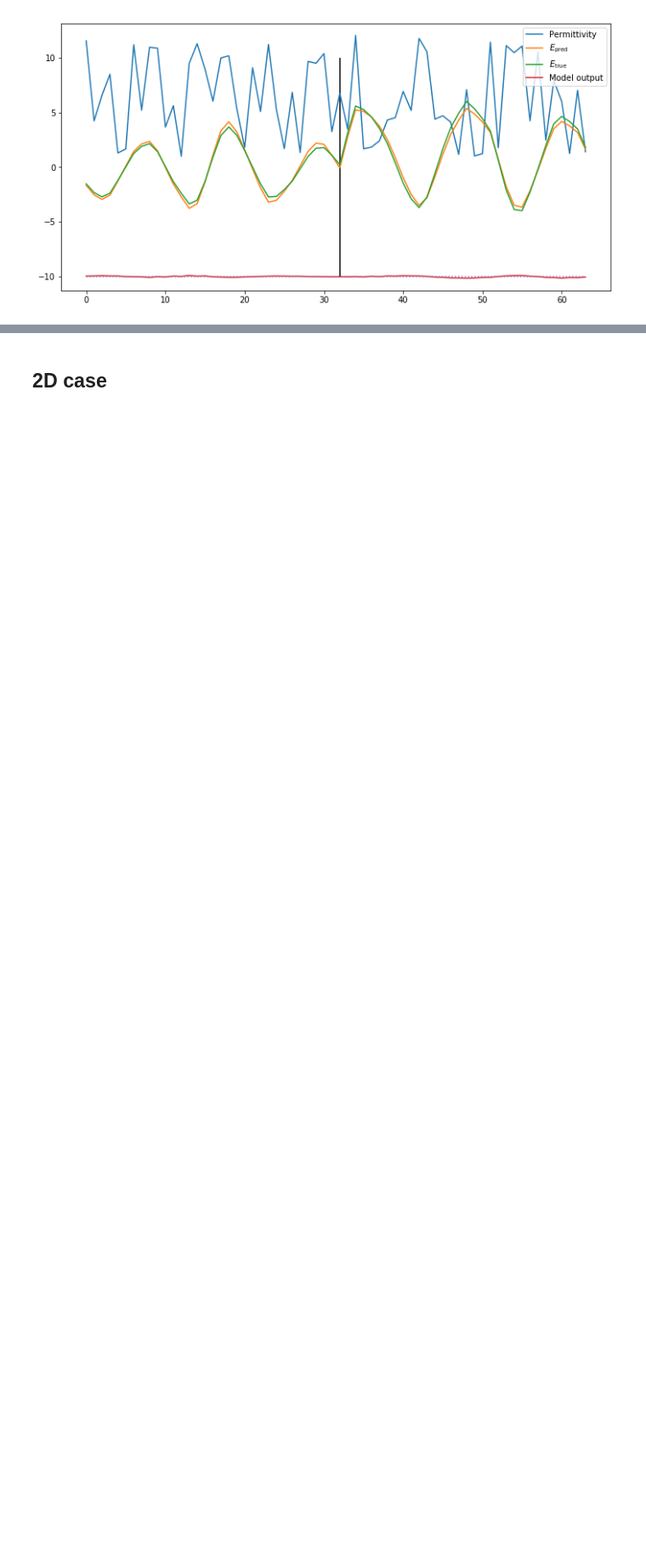
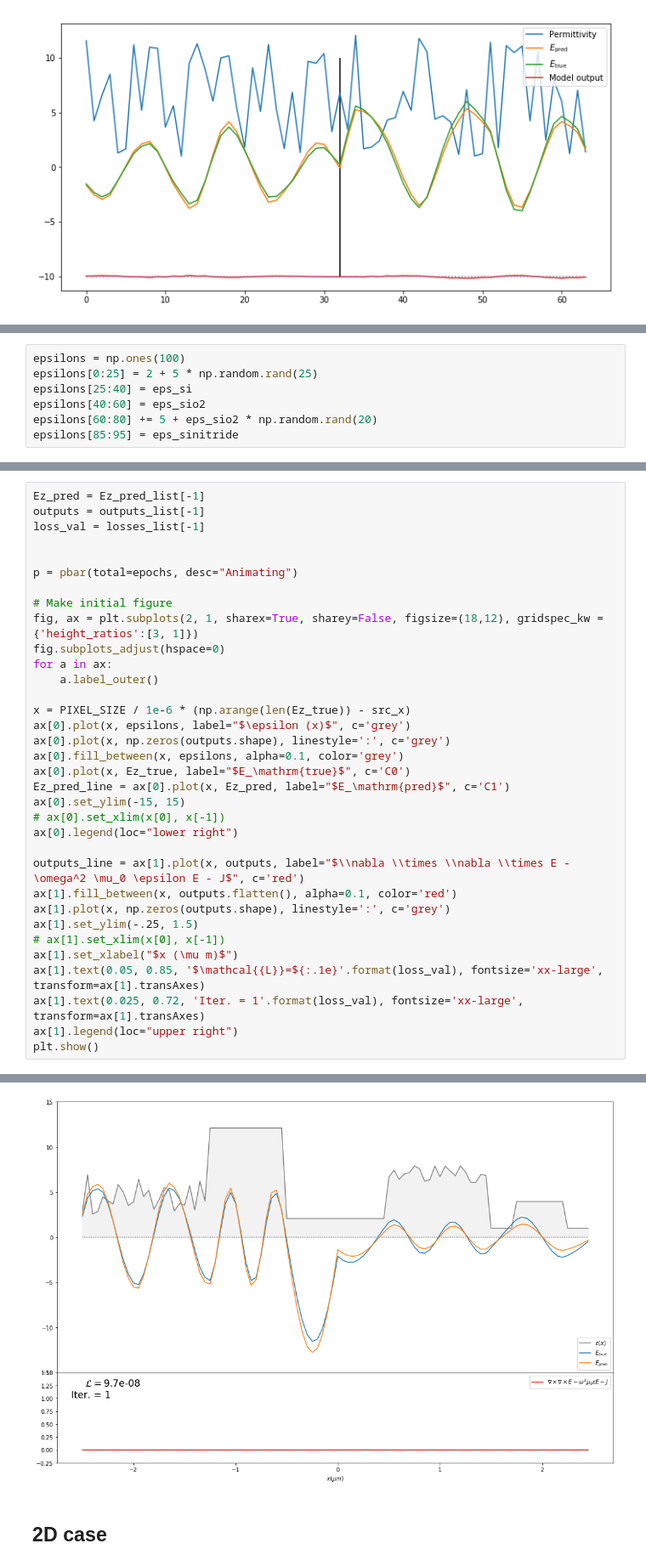
Before and after one commit to bencbartlett/neural-maxwell, a Jupyter notebook: neural_maxwell/notebooks/Single_epsilon_solver.ipynb, the cells around one changed output, grey strips where cells are left out. Shown: that part at 85% size. Drawn from its saved outputs; the diff is of its cells as text; blank space fills up the shorter version.

```diff
--- a/neural_maxwell/notebooks/Single_epsilon_solver.ipynb
+++ b/neural_maxwell/notebooks/Single_epsilon_solver.ipynb
@@ -198,0 +212,7 @@ neural_solve_plot(epsilons, target_loss=1e-5, max_epochs=1e4)
+# %%
+epsilons = np.ones(100)
+epsilons[0:25] = 2 + 5 * np.random.rand(25)
+epsilons[25:40] = eps_si
+epsilons[40:60] = eps_sio2
+epsilons[60:80] += 5 + eps_sio2 * np.random.rand(20)
+epsilons[85:95] = eps_sinitride
@@ -198,0 +328,35 @@ neural_solve_plot(epsilons, target_loss=1e-5, max_epochs=1e4)
+# %%
+Ez_pred = Ez_pred_list[-1]
+outputs = outputs_list[-1]
+loss_val = losses_list[-1]
+
+
+p = pbar(total=epochs, desc="Animating")
+
+# Make initial figure
+fig, ax = plt.subplots(2, 1, sharex=True, sharey=False, figsize=(18,12), gridspec_kw = {'height_ratios':[3, 1]})
+fig.subplots_adjust(hspace=0)
+for a in ax:
+    a.label_outer()
+
+x = PIXEL_SIZE / 1e-6 * (np.arange(len(Ez_true)) - src_x)
+ax[0].plot(x, epsilons, label="$\epsilon (x)$", c='grey')
+ax[0].plot(x, np.zeros(outputs.shape), linestyle=':', c='grey')
+ax[0].fill_between(x, epsilons, alpha=0.1, color='grey')
+ax[0].plot(x, Ez_true, label="$E_\mathrm{true}$", c='C0')
+Ez_pred_line = ax[0].plot(x, Ez_pred, label="$E_\mathrm{pred}$", c='C1')
+ax[0].set_ylim(-15, 15)
+# ax[0].set_xlim(x[0], x[-1])
+ax[0].legend(loc="lower right")
+
+outputs_line = ax[1].plot(x, outputs, label="$\\nabla \\times \\nabla \\times E - \omega^2 \mu_0 \epsilon E - J$", c='red')
+ax[1].fill_between(x, outputs.flatten(), alpha=0.1, color='red')
+ax[1].plot(x, np.zeros(outputs.shape), linestyle=':', c='grey')
+ax[1].set_ylim(-.25, 1.5)
+# ax[1].set_xlim(x[0], x[-1])
+ax[1].set_xlabel("$x (\mu m)$")
+ax[1].text(0.05, 0.85, '$\mathcal{{L}}=${:.1e}'.format(loss_val), fontsize='xx-large', transform=ax[1].transAxes)
+ax[1].text(0.025, 0.72, 'Iter. = 1'.format(loss_val), fontsize='xx-large', transform=ax[1].transAxes)
+ax[1].legend(loc="upper right")
+plt.show()
+# %% [output]
@@ -199,3 +364,4 @@ neural_solve_plot(epsilons, target_loss=1e-5, max_epochs=1e4)
+[figure, added]
 # %% [markdown]
 ## 2D case
 # %%
```
Also changed, not shown: parts of 10 cells of this notebook, 1 other file.
